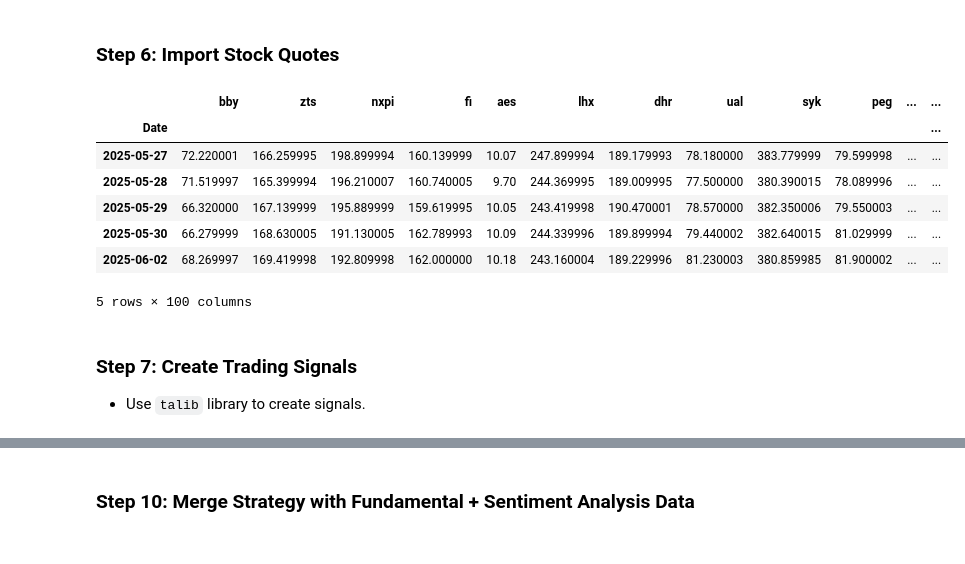
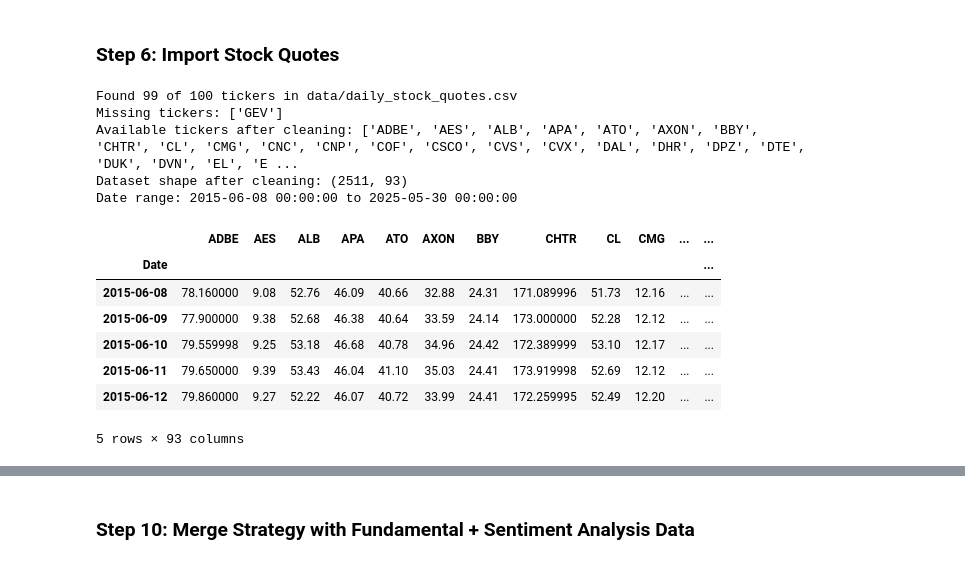
Before and after one commit to renan-peres/mfin-algo-trading-team, a Jupyter notebook: 02_short_term_portfolio.ipynb, the cells around one changed output, grey strips where cells are left out. Cells and saved outputs as stored; diff of their text form; code cells hidden in the pictures.

```diff
--- a/02_short_term_portfolio.ipynb
+++ b/02_short_term_portfolio.ipynb
@@ -298,18 +298,28 @@ Number of unique sectors: 11
 # %% [markdown]
 ### Step 6: Import Stock Quotes
 # %%
-from py.utils import suppress_output
-quotes = suppress_output(bt.get, screened_tickers, start=start_date, end=end_date)
-display(quotes.tail())
+from py.utils import load_and_filter_data
+
+quotes = load_and_filter_data('data/daily_stock_quotes.csv', screened_tickers, start_date, end_date)
+# quotes = suppress_output(bt.get, screened_tickers, start=start_date, end=end_date)
+quotes = quotes.dropna(axis=1, how='any').dropna(axis=0, how='any')
+available_tickers = quotes.columns.tolist()
+
+print(f"Available tickers after cleaning: {available_tickers}")
+print(f"Dataset shape after cleaning: {quotes.shape}")
+print(f"Date range: {quotes.index[0]} to {quotes.index[-1]}")
+display(quotes.head())
 # %% [output]
+Found 99 of 100 tickers in data/daily_stock_quotes.csv
+Missing tickers: ['GEV']
+Available tickers after cleaning: ['ADBE', 'AES', 'ALB', 'APA', 'ATO', 'AXON', 'BBY', 'CHTR', 'CL', 'CMG', 'CNC', 'CNP', 'COF', 'CSCO', 'CVS', 'CVX', 'DAL', 'DHR', 'DPZ', 'DTE', 'DUK', 'DVN', 'EL', 'E ...
+Dataset shape after cleaning: (2511, 93)
+Date range: 2015-06-08 00:00:00 to 2025-05-30 00:00:00
-|  | bby | zts | nxpi | fi | aes | lhx | dhr | ual | syk | peg | ... | ... |
+|  | ADBE | AES | ALB | APA | ATO | AXON | BBY | CHTR | CL | CMG | ... | ... |
 | Date |  |  |  |  |  |  |  |  |  |  |  | ... |
-| 2025-05-27 | 72.220001 | 166.259995 | 198.899994 | 160.139999 | 10.07 | 247.899994 | 189.179993 | 78.180000 | 383.779999 | 79.599998 | ... | ... |
-| 2025-05-28 | 71.519997 | 165.399994 | 196.210007 | 160.740005 | 9.70 | 244.369995 | 189.009995 | 77.500000 | 380.390015 | 78.089996 | ... | ... |
-| 2025-05-29 | 66.320000 | 167.139999 | 195.889999 | 159.619995 | 10.05 | 243.419998 | 190.470001 | 78.570000 | 382.350006 | 79.550003 | ... | ... |
-| 2025-05-30 | 66.279999 | 168.630005 | 191.130005 | 162.789993 | 10.09 | 244.339996 | 189.899994 | 79.440002 | 382.640015 | 81.029999 | ... | ... |
-| 2025-06-02 | 68.269997 | 169.419998 | 192.809998 | 162.000000 | 10.18 | 243.160004 | 189.229996 | 81.230003 | 380.859985 | 81.900002 | ... | ... |
+| 2015-06-08 | 78.160000 | 9.08 | 52.76 | 46.09 | 40.66 | 32.88 | 24.31 | 171.089996 | 51.73 | 12.16 | ... | ... |
+| 2015-06-09 | 77.900000 | 9.38 | 52.68 | 46.38 | 40.64 | 33.59 | 24.14 | 173.000000 | 52.28 | 12.12 | ... | ... |
+| 2015-06-10 | 79.559998 | 9.25 | 53.18 | 46.68 | 40.78 | 34.96 | 24.42 | 172.389999 | 53.10 | 12.17 | ... | ... |
+| 2015-06-11 | 79.650000 | 9.39 | 53.43 | 46.04 | 41.10 | 35.03 | 24.41 | 173.919998 | 52.69 | 12.12 | ... | ... |
+| 2015-06-12 | 79.860000 | 9.27 | 52.22 | 46.07 | 40.72 | 33.99 | 24.41 | 172.259995 | 52.49 | 12.20 | ... | ... |
-5 rows × 100 columns
+5 rows × 93 columns
-# %% [markdown]
-### Step 7: Create Trading Signals
-- Use `talib` library to create signals.
```
Also changed, not shown: parts of 18 cells of this notebook, 5 other files.
